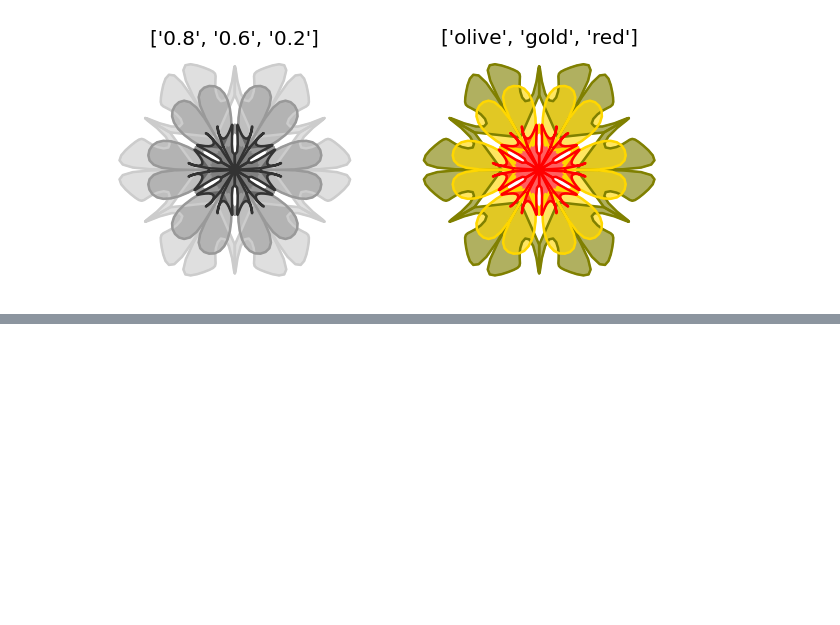
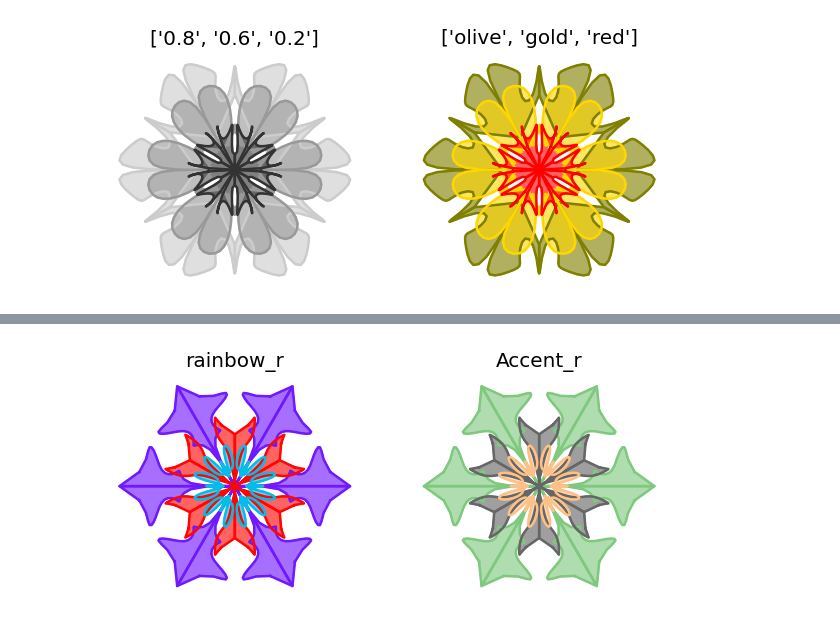
Before and after one commit to pain459/mandalaart, a Jupyter notebook: random_mandala_test.ipynb, the cells around one changed output, grey strips where cells are left out. Cells and saved outputs as stored; diff of their text form; code cells hidden in the pictures; blank space fills up the shorter version.

```diff
--- a/random_mandala_test.ipynb
+++ b/random_mandala_test.ipynb
@@ -184,0 +209,23 @@ plt.close(fig)
+# %%
+# color_mapper
+
+# The argument color_mapper takes as values None and matplotlib.colors.Colormap objects. See the color mappers in the reference page "color example code: colormaps_reference.py". If color_mapper is specified then the arguments face_color and edge_color are ignored. Here is an example using two color mappers:
+
+fig = matplotlib.pyplot.figure(figsize=(6,3), dpi=120)
+cMappers=[matplotlib.cm.rainbow_r, matplotlib.cm.Accent_r]
+cMappersNames=["rainbow_r", "Accent_r"]
+for k in range(2):
+    random.seed(15)
+    fig = random_mandala(radius=[10,6,4],
+                         connecting_function="bezier_fill",
+                         symmetric_seed=True,
+                         color_mapper=cMappers[k],
+                         figure = fig,
+                         location = (1, 2, k+1))
+    ax = fig.axes[-1]
+    ax.set_title(cMappersNames[k])
+
+plt.show()
+plt.close(fig)
+# %% [output]
+[figure, added]
```
Also changed, not shown: parts of 1 cell of this notebook.
